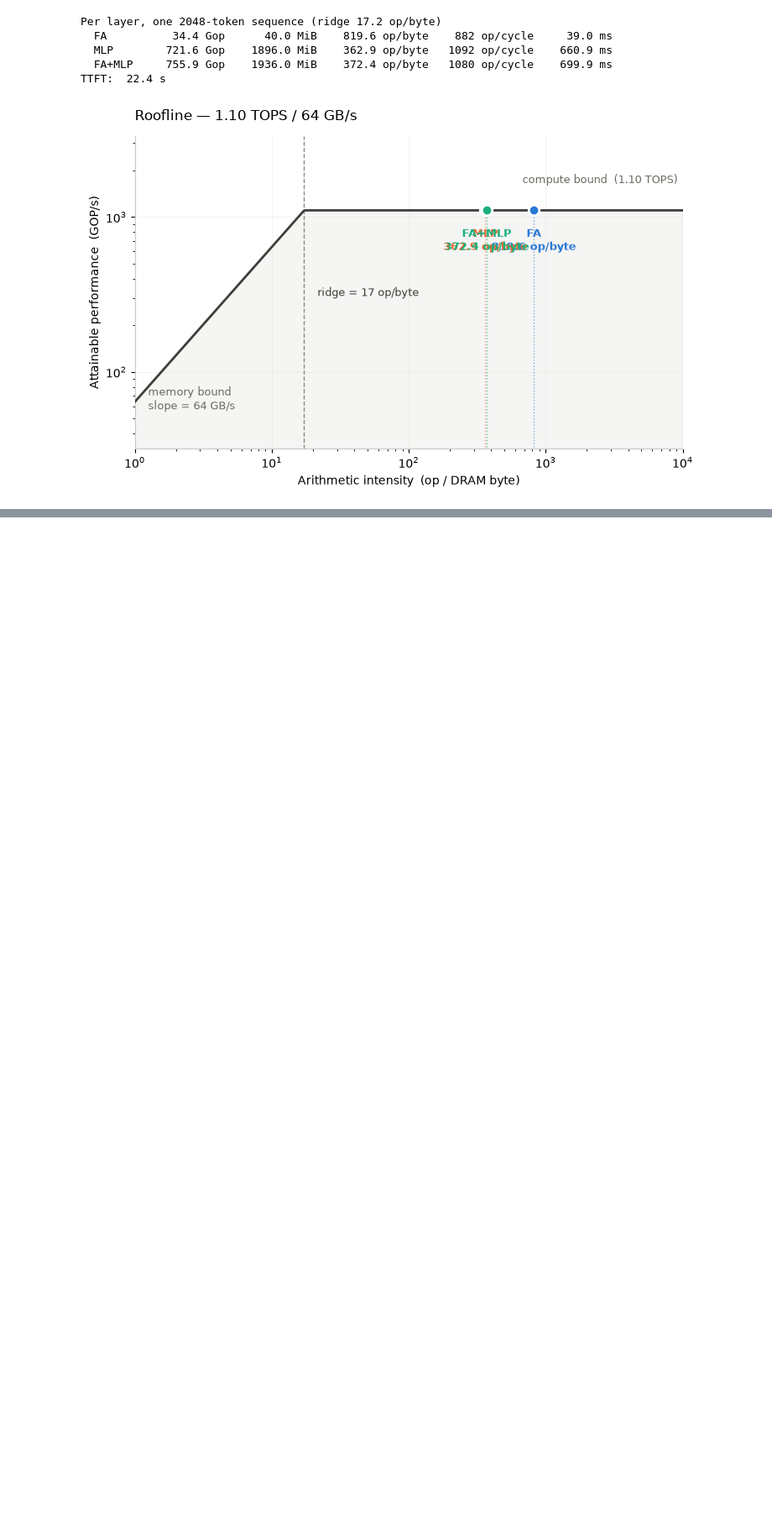
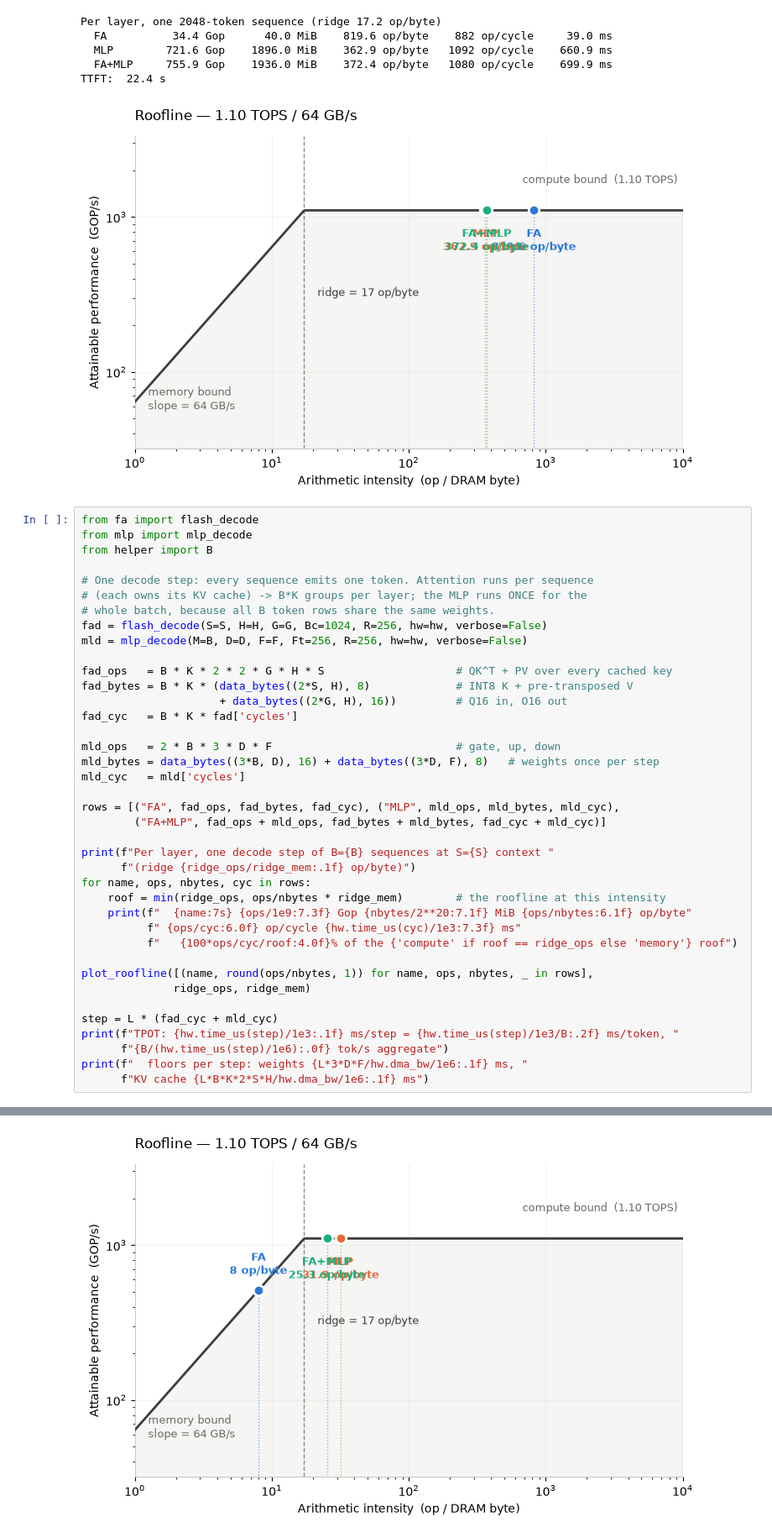
Before and after one commit to raulniconico/Flash-Attention-Assignment, a Jupyter notebook: 5.performance_parallelization.ipynb, the cells around one changed output, grey strips where cells are left out. Shown at 84% size. Drawn from its saved outputs; the diff is of its cells as text; blank space fills up the shorter version.

Commit message:
decode & TPOT analysis

```diff
--- a/5.performance_parallelization.ipynb
+++ b/5.performance_parallelization.ipynb
@@ -40,3 +40,43 @@ Per layer, one 2048-token sequence (ridge 17.2 op/byte)
   FA+MLP     755.9 Gop    1936.0 MiB    372.4 op/byte   1080 op/cycle    699.9 ms
 TTFT:  22.4 s
 [figure]
+# %%
+from fa import flash_decode
+from mlp import mlp_decode
+from helper import B
+
+# One decode step: every sequence emits one token. Attention runs per sequence
+# (each owns its KV cache) -> B*K groups per layer; the MLP runs ONCE for the
+# whole batch, because all B token rows share the same weights.
+fad = flash_decode(S=S, H=H, G=G, Bc=1024, R=256, hw=hw, verbose=False)
+mld = mlp_decode(M=B, D=D, F=F, Ft=256, R=256, hw=hw, verbose=False)
+
+fad_ops   = B * K * 2 * 2 * G * H * S                    # QK^T + PV over every cached key
+fad_bytes = B * K * (data_bytes((2*S, H), 8)             # INT8 K + pre-transposed V
+                     + data_bytes((2*G, H), 16))         # Q16 in, O16 out
+fad_cyc   = B * K * fad['cycles']
+
+mld_ops   = 2 * B * 3 * D * F                            # gate, up, down
+mld_bytes = data_bytes((3*B, D), 16) + data_bytes((3*D, F), 8)   # weights once per step
+mld_cyc   = mld['cycles']
+
+rows = [("FA", fad_ops, fad_bytes, fad_cyc), ("MLP", mld_ops, mld_bytes, mld_cyc),
+        ("FA+MLP", fad_ops + mld_ops, fad_bytes + mld_bytes, fad_cyc + mld_cyc)]
+
+print(f"Per layer, one decode step of B={B} sequences at S={S} context "
+      f"(ridge {ridge_ops/ridge_mem:.1f} op/byte)")
+for name, ops, nbytes, cyc in rows:
+    roof = min(ridge_ops, ops/nbytes * ridge_mem)        # the roofline at this intensity
+    print(f"  {name:7s} {ops/1e9:7.3f} Gop {nbytes/2**20:7.1f} MiB {ops/nbytes:6.1f} op/byte"
+          f" {ops/cyc:6.0f} op/cycle {hw.time_us(cyc)/1e3:7.3f} ms"
+          f"   {100*ops/cyc/roof:4.0f}% of the {'compute' if roof == ridge_ops else 'memory'} roof")
+
+plot_roofline([(name, round(ops/nbytes, 1)) for name, ops, nbytes, _ in rows],
+              ridge_ops, ridge_mem)
+
+step = L * (fad_cyc + mld_cyc)
+print(f"TPOT: {hw.time_us(step)/1e3:.1f} ms/step = {hw.time_us(step)/1e3/B:.2f} ms/token, "
+      f"{B/(hw.time_us(step)/1e6):.0f} tok/s aggregate")
+print(f"  floors per step: weights {L*3*D*F/hw.dma_bw/1e6:.1f} ms, "
+      f"KV cache {L*B*K*2*S*H/hw.dma_bw/1e6:.1f} ms")
+# %% [output]
@@ -42,0 +89 @@ TTFT:  22.4 s
+[figure, added]
```
Also changed, not shown: parts of 2 cells of this notebook, 8 other files.
